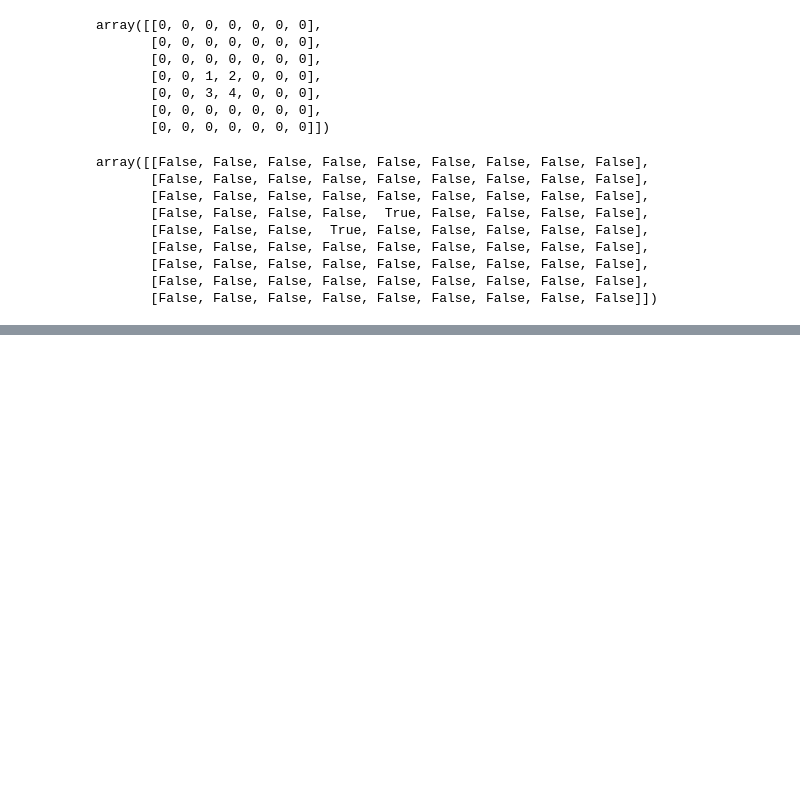
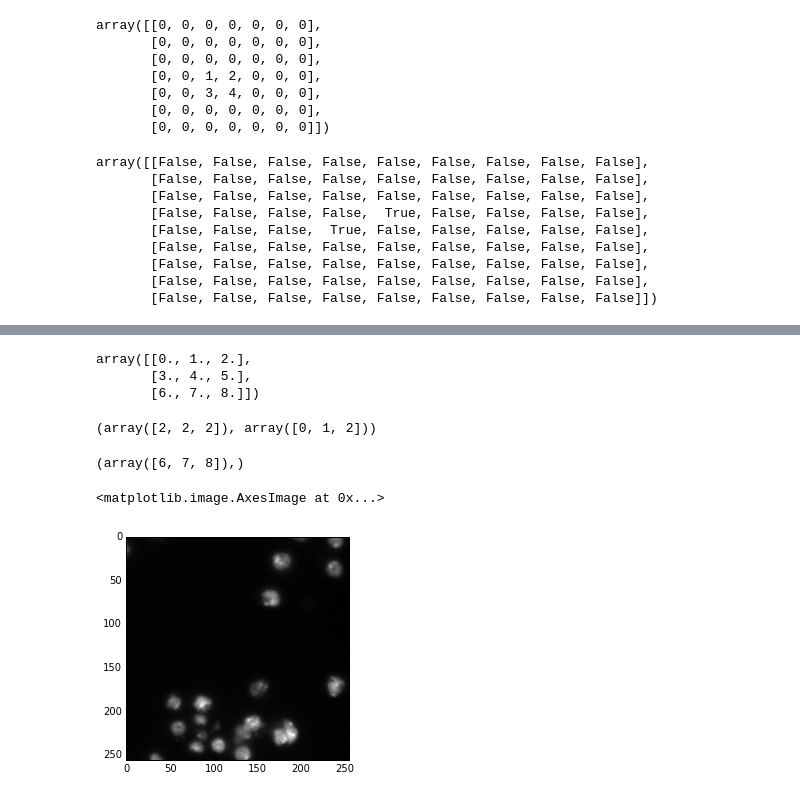
Before and after one commit to lifematrix/2018-nuclei, a Jupyter notebook: code/noteboook/explore_images.ipynb, the cells around one changed output, grey strips where cells are left out. Drawn from its saved outputs; the diff is of its cells as text; code cells hidden in the pictures; blank space fills up the shorter version.

```diff
--- a/code/noteboook/explore_images.ipynb
+++ b/code/noteboook/explore_images.ipynb
@@ -444,0 +507,15 @@ array([[False, False, False, False, False, False, False, False, False],
+# %%
+x
+# %% [output]
+array([[0., 1., 2.],
+       [3., 4., 5.],
+       [6., 7., 8.]])
+# %%
+np.where(x>5)
+# %% [output]
+(array([2, 2, 2]), array([0, 1, 2]))
+# %%
+
+np.nonzero(np.arange(9.)>5)
+# %% [output]
+(array([6, 7, 8]),)
@@ -444,0 +524,7 @@ array([[False, False, False, False, False, False, False, False, False],
+# %%
+img = cv2.imread(fname,  cv2.IMREAD_GRAYSCALE)
+# %%
+plt.imshow(img, cmap=plt.cm.gray)
+# %% [output]
+<matplotlib.image.AxesImage at 0x...>
+[figure, added]
```
Also changed, not shown: parts of 17 cells of this notebook, 11 other files.
